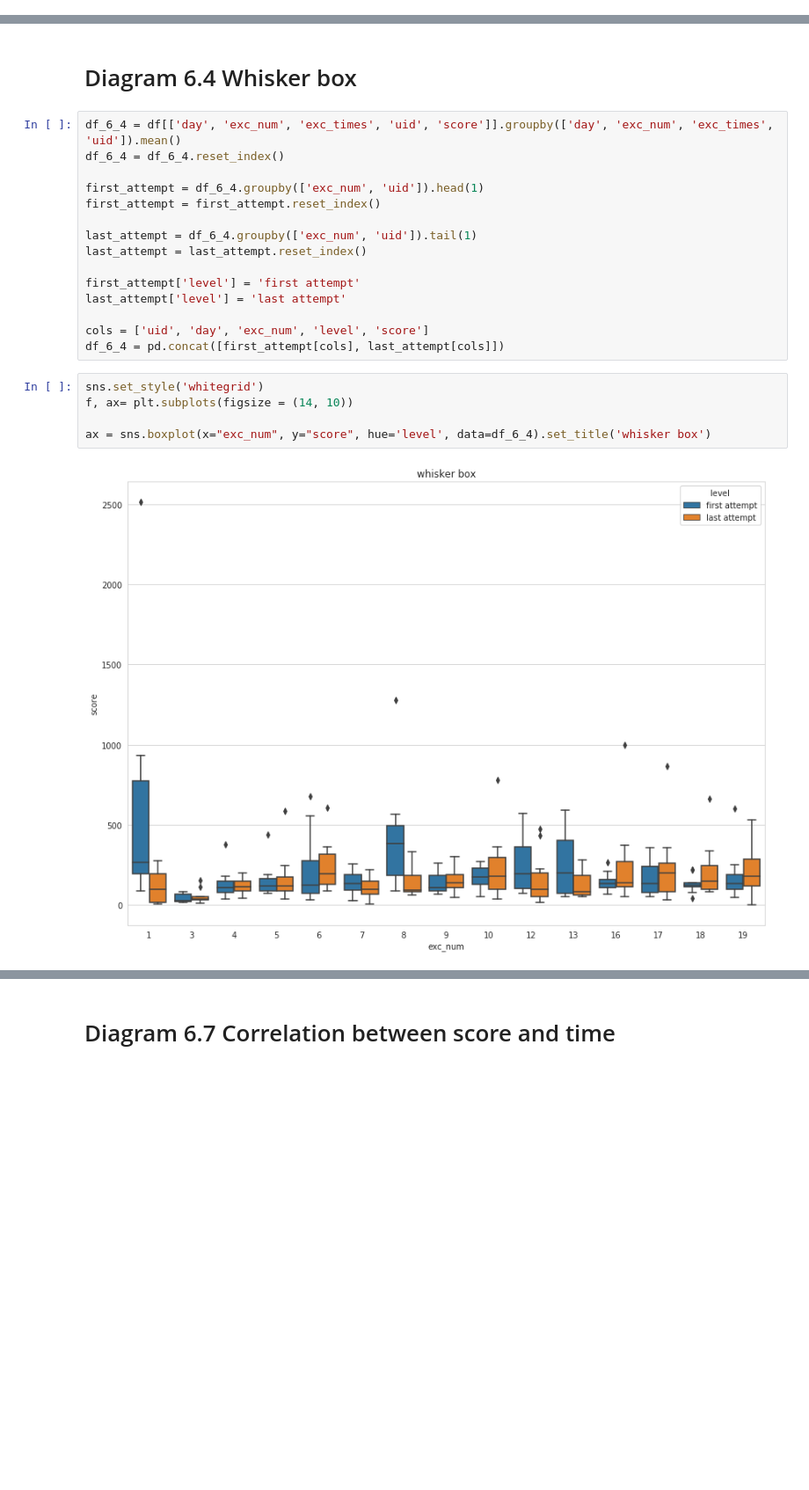
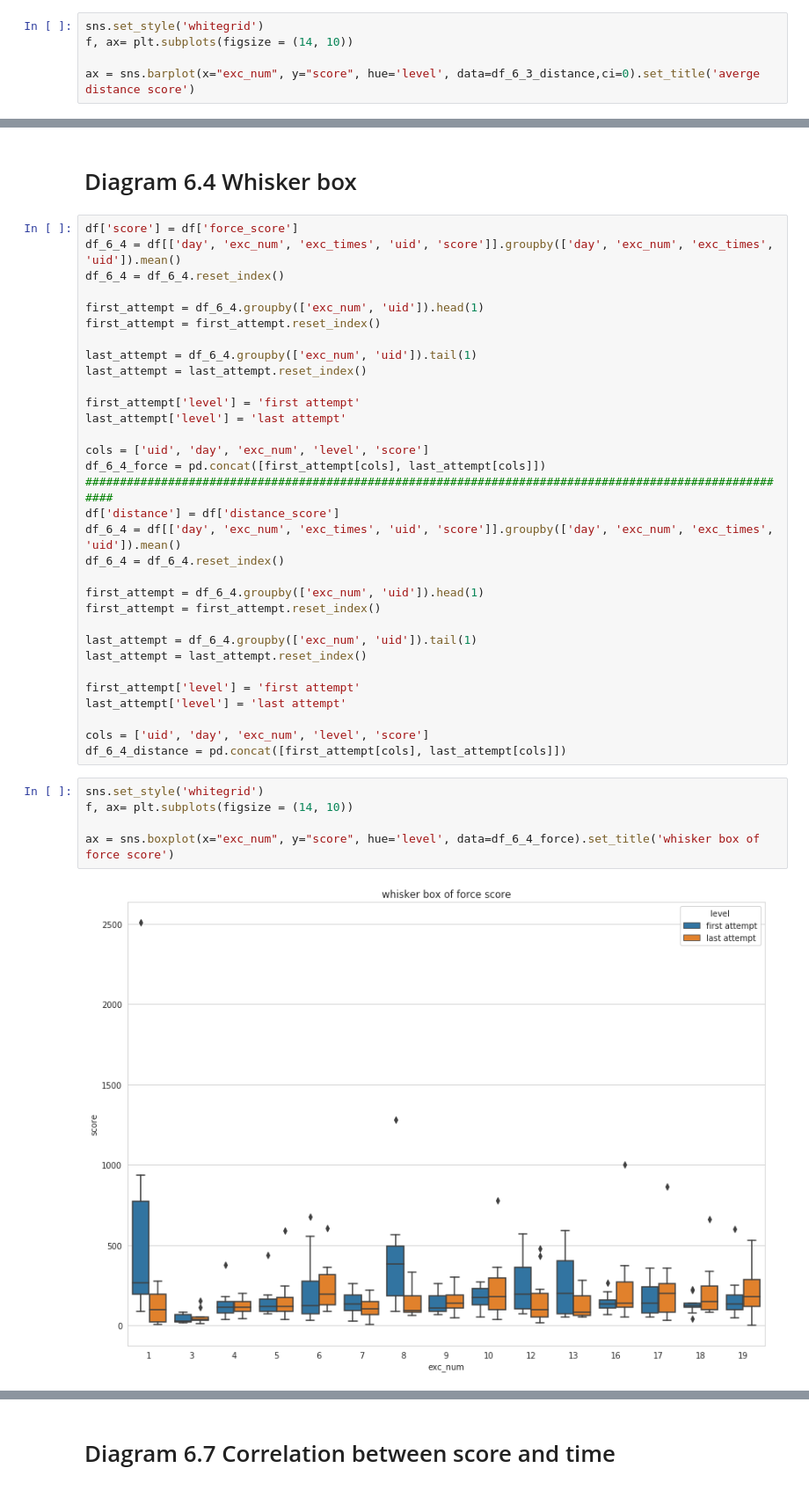
Before and after one commit to wangziling100/Heika, a Jupyter notebook: script/experiment2.ipynb, the cells around one changed output, grey strips where cells are left out. Shown: that part at 88% size. Drawn from its saved outputs; the diff is of its cells as text; blank space fills up the shorter version.

```diff
--- a/script/experiment2.ipynb
+++ b/script/experiment2.ipynb
@@ -116,0 +155,5 @@ ax = sns.barplot(x="exc_num", y="score", hue='level', data=df_6_3,ci=0).set_titl
+# %%
+sns.set_style('whitegrid')
+f, ax= plt.subplots(figsize = (14, 10))
+
+ax = sns.barplot(x="exc_num", y="score", hue='level', data=df_6_3_distance,ci=0).set_title('averge distance score')
@@ -117,6 +162,7 @@ ax = sns.barplot(x="exc_num", y="score", hue='level', data=df_6_3,ci=0).set_titl
 # %% [markdown]
 # Diagram 6.4 Whisker box
 # %%
+df['score'] = df['force_score']
 df_6_4 = df[['day', 'exc_num', 'exc_times', 'uid', 'score']].groupby(['day', 'exc_num', 'exc_times', 'uid']).mean()
 df_6_4 = df_6_4.reset_index()
 
@@ -130,11 +176,27 @@ first_attempt['level'] = 'first attempt'
 last_attempt['level'] = 'last attempt'
 
 cols = ['uid', 'day', 'exc_num', 'level', 'score']
-df_6_4 = pd.concat([first_attempt[cols], last_attempt[cols]])
+df_6_4_force = pd.concat([first_attempt[cols], last_attempt[cols]])
+########################################################################################################
+df['distance'] = df['distance_score']
+df_6_4 = df[['day', 'exc_num', 'exc_times', 'uid', 'score']].groupby(['day', 'exc_num', 'exc_times', 'uid']).mean()
+df_6_4 = df_6_4.reset_index()
+
+first_attempt = df_6_4.groupby(['exc_num', 'uid']).head(1)
+first_attempt = first_attempt.reset_index()
+
+last_attempt = df_6_4.groupby(['exc_num', 'uid']).tail(1)
+last_attempt = last_attempt.reset_index()
+
+first_attempt['level'] = 'first attempt'
+last_attempt['level'] = 'last attempt'
+
+cols = ['uid', 'day', 'exc_num', 'level', 'score']
+df_6_4_distance = pd.concat([first_attempt[cols], last_attempt[cols]])
 # %%
 sns.set_style('whitegrid')
 f, ax= plt.subplots(figsize = (14, 10))
 
-ax = sns.boxplot(x="exc_num", y="score", hue='level', data=df_6_4).set_title('whisker box')
+ax = sns.boxplot(x="exc_num", y="score", hue='level', data=df_6_4_force).set_title('whisker box of force score')
 # %% [output]
-[figure, old version]
+[figure, new version]
```
Also changed, not shown: parts of 8 cells of this notebook.
